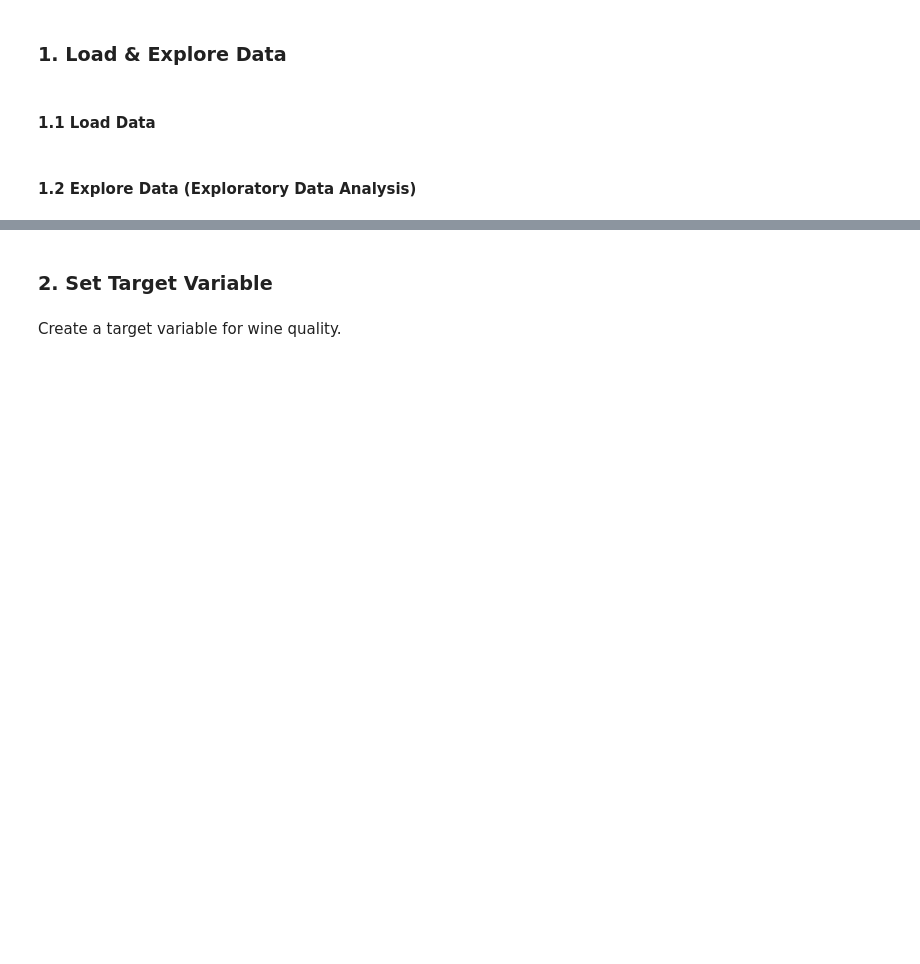
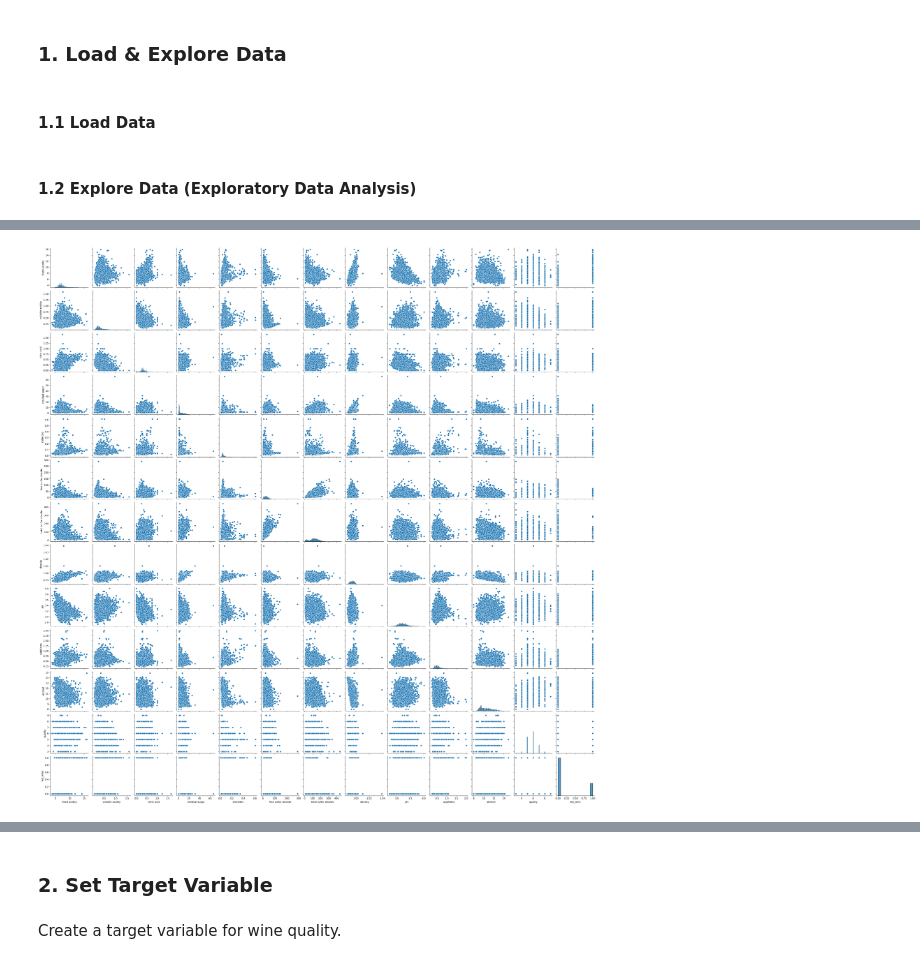
Before and after one commit to vagnerbauer/IOD_Projects, a Jupyter notebook: Module 4/Labs 4/IOD_Lab 4.2.1.ipynb, the cells around one changed output, grey strips where cells are left out. Drawn from its saved outputs; the diff is of its cells as text; code cells hidden in the pictures; blank space fills up the shorter version.

```diff
--- a/Module 4/Labs 4/IOD_Lab 4.2.1.ipynb
+++ b/Module 4/Labs 4/IOD_Lab 4.2.1.ipynb
@@ -17,7 +17,8 @@ import seaborn as sns
 #### 1.1 Load Data
 # %%
 # Read CSV
-wine_csv = 'winequality_merged.csv'
+wine_csv = '../../DATA/winequality_merged.csv'
+wine = pd.read_csv(wine_csv)
 # %% [markdown]
 #### 1.2 Explore Data (Exploratory Data Analysis)
 # %%
@@ -24,0 +121,5 @@ wine_csv = 'winequality_merged.csv'
+# %%
+sns.pairplot(wine)
+plt.show()
+# %% [output]
+[figure, added]
```
Also changed, not shown: parts of 27 cells of this notebook.
